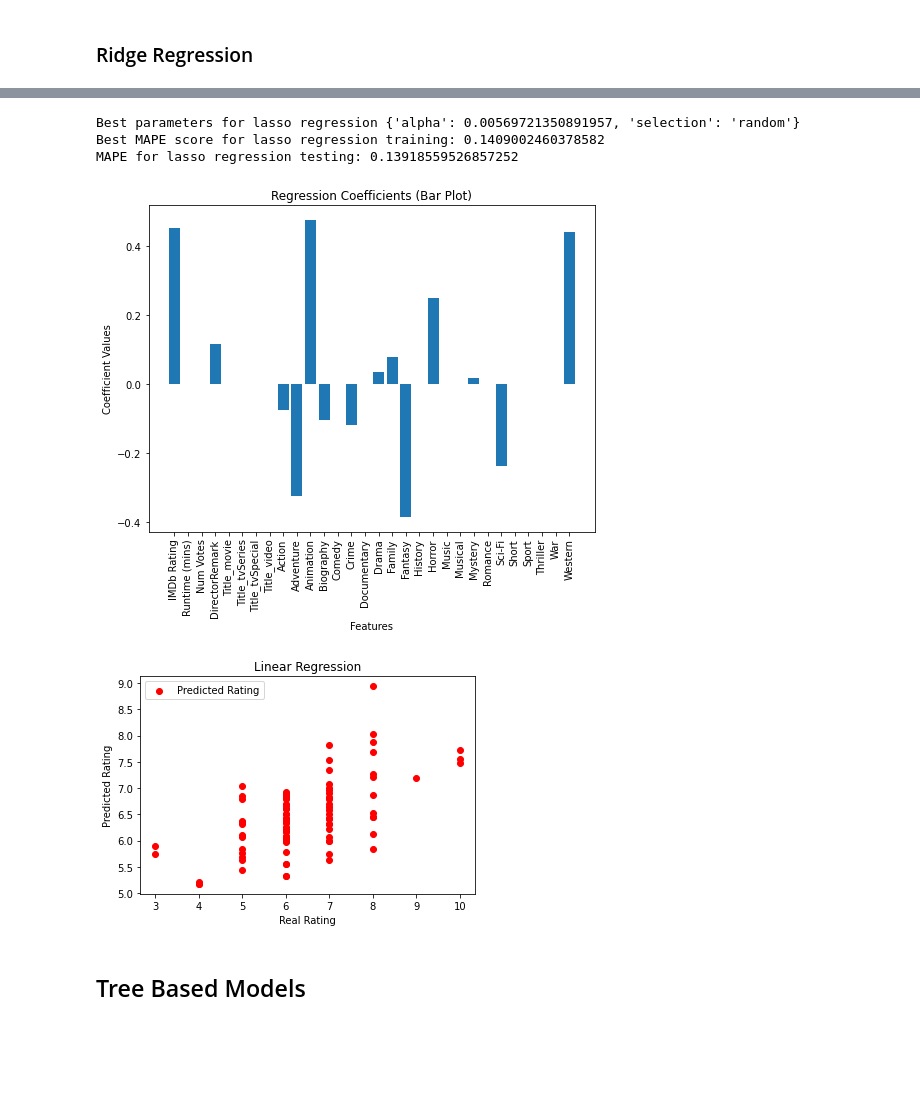
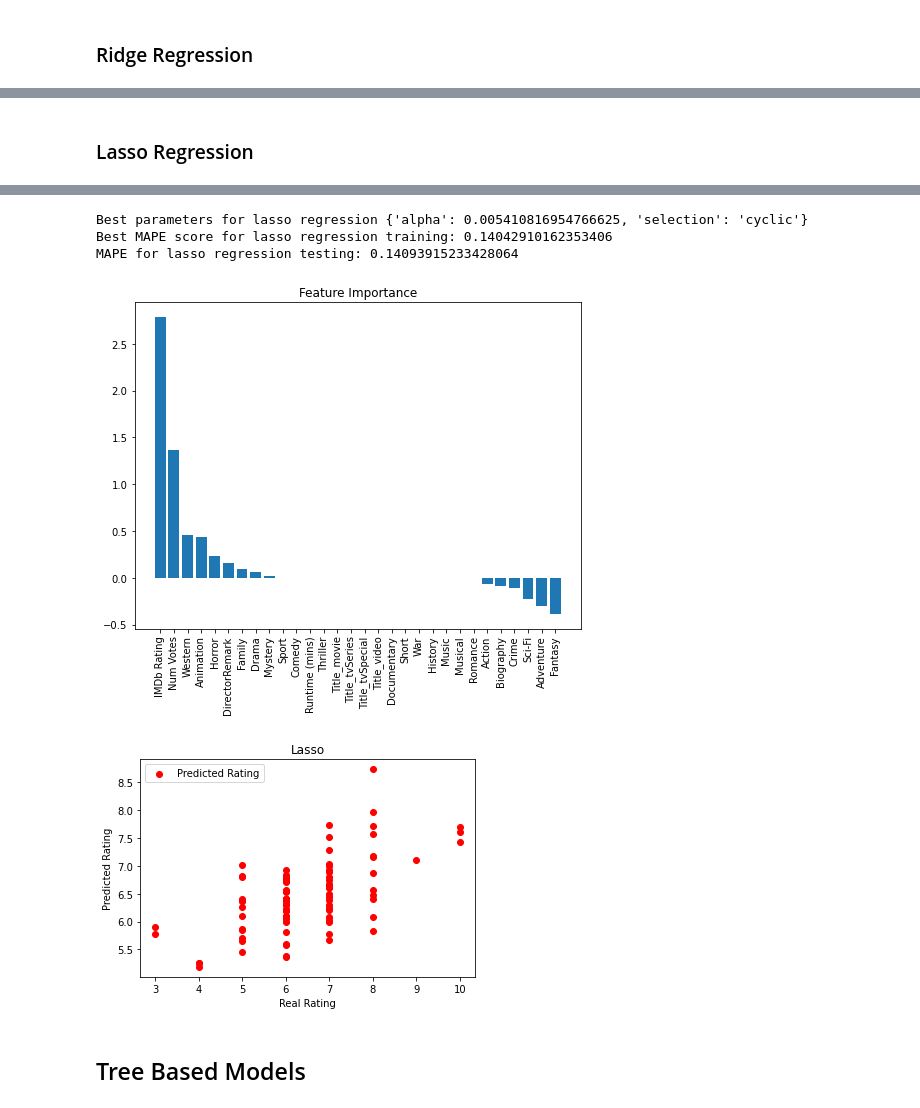
Before and after one commit to bthnsrts/ml-playground, a Jupyter notebook: Modelling.ipynb, the cells around one changed output, grey strips where cells are left out. Saved outputs shown, nothing was run; the diff lists cells and outputs as text; code cells hidden in the pictures; blank space fills up the shorter version.

```diff
--- a/Modelling.ipynb
+++ b/Modelling.ipynb
@@ -237,9 +245,18 @@ X_train, X_test, y_train, y_test = train_test_split(df.loc[:, df.columns != 'You
+# %%
+X_train_copy = X_train.copy()
+X_test_copy = X_test.copy()
 # %%
 #### Choose features for regression models
 
 features = ['IMDb Rating','Runtime (mins)', 'Num Votes', 'DirectorRemark','Title_movie', 'Title_tvSeries', 'Title_tvSpecial', 'Title_video',  'Action', 'Adventure', 'Animation', 'Biography', 'Comedy', 'Crime', 'Documentary', 'Drama', 'Family', 'Fantasy', 'History', 'Horror', 'Music', 'Musical', 'Mystery',  'Romance', 'Sci-Fi', 'Short', 'Sport', 'Thriller', 'War', 'Western']
-X_train = X_train[features]
-X_test = X_test[features]
+X_train = X_train_copy[features]
+X_test = X_test_copy[features]
+# %%
+from sklearn.preprocessing import MinMaxScaler
+
+mmscaler = MinMaxScaler()
+X_train = pd.DataFrame(mmscaler.fit_transform(X_train), columns=X_train.columns)
+X_test = pd.DataFrame(mmscaler.transform(X_test), columns=X_test.columns)
 # %% [markdown]
 #### Linear Regression
 # %%
@@ -289,8 +314,9 @@ MAPE for test w/ linear regression: 0.14213006748284077
 # %%
 import warnings
 import optuna
+from optuna.visualization import plot_optimization_history
+import plotly.io as pio
 import numpy as np
-from sklearn.model_selection import train_test_split, cross_val_score, KFold
 from sklearn.linear_model import Ridge
 
 # Ignore all warnings
@@ -315,6 +341,8 @@ def ridge_regression(df, X_train, X_test, y_train, y_test):
 
     study = optuna.create_study(direction='maximize', study_name='RidgeRegression')
     study.optimize(objective, n_trials=50) # n_trials is the number of trials to run, each run is evaluated by cross validation score
+    fig = plot_optimization_history(study)
+    pio.show(fig)
 
     print('Best parameters for ridge regression', study.best_params)
     print('Best MAPE score for ridge regression training:', -1*study.best_value)
@@ -329,6 +357,6 @@ def ridge_regression(df, X_train, X_test, y_train, y_test):
     return model
 
 model = ridge_regression(df, X_train, X_test, y_train, y_test)
-df['Prediction_RidgeReg'] = model.predict(df[features])
-regression_report(model, X_train, X_test, y_test, y_pred, df)
+df['Prediction_RidgeReg'] = model.predict(mmscaler.transform(df[features]))
+regression_report(model, X_train, X_test, y_test, df)
 # %% [output]
@@ -357,10 +385,13 @@ MAPE for ridge regression testing: 0.13961457763772497
+# %% [markdown]
+### Lasso Regression
 # %%
 ### Lasso Regression
 
 import warnings
 import optuna
+from optuna.visualization import plot_optimization_history
+import plotly.io as pio
 import numpy as np
-from sklearn.model_selection import train_test_split, cross_val_score, KFold
 from sklearn.linear_model import Lasso
 
 # Ignore all warnings
@@ -383,7 +414,7 @@ def lasso_regression(df, X_train, X_test, y_train, y_test):
         # Return the mean of 3 scores
         return scores.mean()
 
-    study = optuna.create_study(direction='maximize', study_name='RidgeRegression')
+    study = optuna.create_study(direction='maximize', study_name='LassoRegression')
     study.optimize(objective, n_trials=50) # n_trials is the number of trials to run, each run is evaluated by cross validation score
 
     print('Best parameters for lasso regression', study.best_params)
@@ -391,14 +422,16 @@ def lasso_regression(df, X_train, X_test, y_train, y_test):
 
     model = Lasso(**study.best_params)
     model.fit(X_train, y_train)
-
+    fig = plot_optimization_history(study)
+    pio.show(fig)
     y_pred = model.predict(X_test)
     mape = mean_absolute_percentage_error(y_test, y_pred)
     print("MAPE for lasso regression testing:", mape)
 
+
     return model
 
 model = lasso_regression(df, X_train, X_test, y_train, y_test)
-df['Prediction_LassoReg'] = model.predict(df[features])
-regression_report(model, X_train, X_test, y_test, y_pred, df)
+df['Prediction_LassoReg'] = model.predict(mmscaler.transform(df[features]))
+regression_report(model, X_train, X_test, y_test, df)
 # %% [output]
@@ -422,7 +455,7 @@ regression_report(model, X_train, X_test, y_test, y_pred, df)
-Best parameters for lasso regression {'alpha': 0.00569721350891957, 'selection': 'random'}
-Best MAPE score for lasso regression training: 0.1409002460378582
-MAPE for lasso regression testing: 0.13918559526857252
+Best parameters for lasso regression {'alpha': 0.005410816954766625, 'selection': 'cyclic'}
+Best MAPE score for lasso regression training: 0.14042910162353406
+MAPE for lasso regression testing: 0.14093915233428064
-[figure, old version]
+[figure, new version]
-[figure, old version]
+[figure, new version]
 # %% [markdown]
 ## Tree Based Models
```
Also changed, not shown: parts of 15 cells of this notebook.
